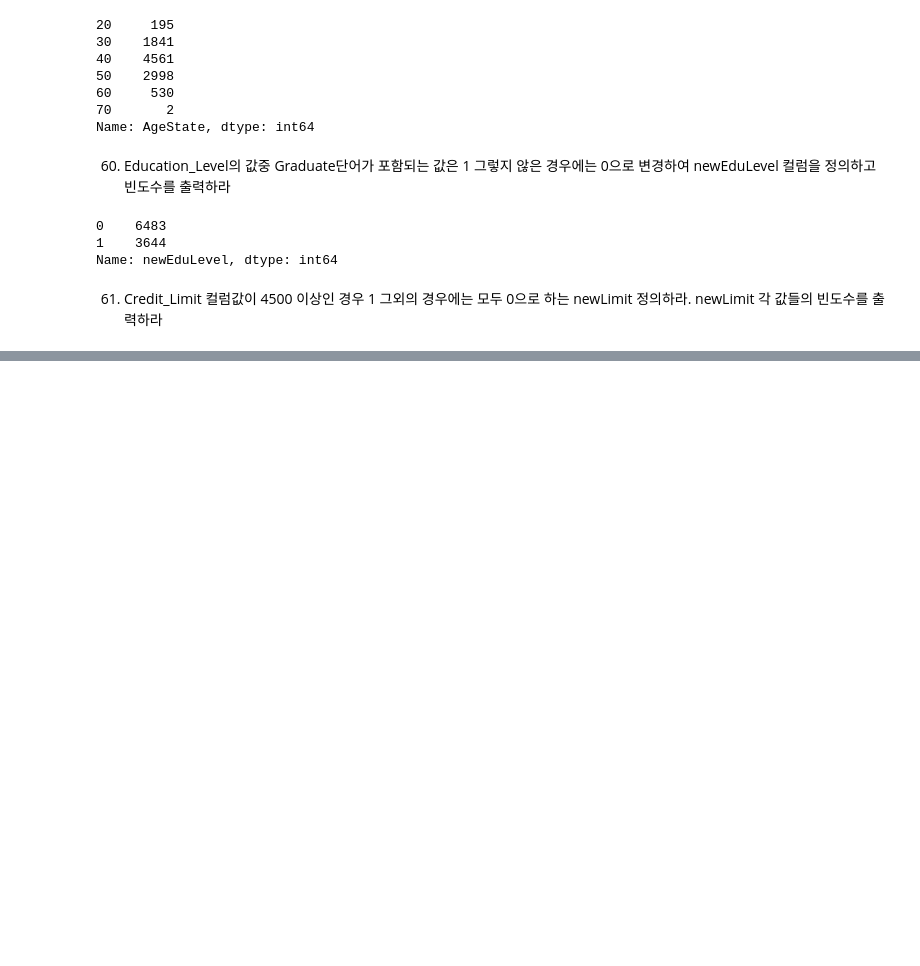
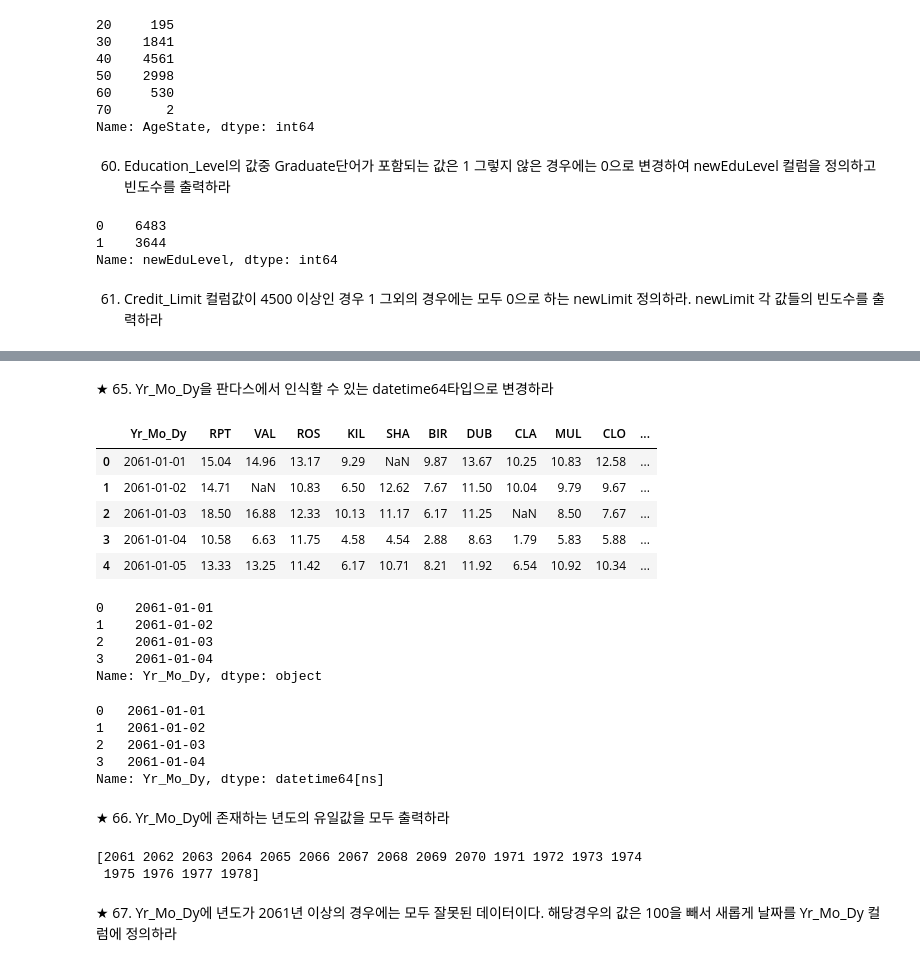
Before and after one commit to dajeong25/Study, a Jupyter notebook: python_big_data/1_2_pandas_ex.ipynb, the cells around one changed output, grey strips where cells are left out. Drawn from its saved outputs; the diff is of its cells as text; code cells hidden in the pictures; blank space fills up the shorter version.

Commit message:
빅분기 실기 pandas ~88번

```diff
--- a/python_big_data/1_2_pandas_ex.ipynb
+++ b/python_big_data/1_2_pandas_ex.ipynb
@@ -936,0 +968,4 @@ Name: newEduLevel, dtype: int64
+# %%
+import pandas as pd
+wind = pd.read_csv('https://raw.githubusercontent.com/Datamanim/pandas/main/timeTest.csv')
+wind.info()
@@ -936,0 +993,37 @@ Name: newEduLevel, dtype: int64
+# %% [markdown]
+★ 65. Yr_Mo_Dy을 판다스에서 인식할 수 있는 datetime64타입으로 변경하라
+# %%
+wind.head()
+# %% [output]
+|  | Yr_Mo_Dy | RPT | VAL | ROS | KIL | SHA | BIR | DUB | CLA | MUL | CLO | ... |
+| 0 | 2061-01-01 | 15.04 | 14.96 | 13.17 | 9.29 | NaN | 9.87 | 13.67 | 10.25 | 10.83 | 12.58 | ... |
+| 1 | 2061-01-02 | 14.71 | NaN | 10.83 | 6.50 | 12.62 | 7.67 | 11.50 | 10.04 | 9.79 | 9.67 | ... |
+| 2 | 2061-01-03 | 18.50 | 16.88 | 12.33 | 10.13 | 11.17 | 6.17 | 11.25 | NaN | 8.50 | 7.67 | ... |
+| 3 | 2061-01-04 | 10.58 | 6.63 | 11.75 | 4.58 | 4.54 | 2.88 | 8.63 | 1.79 | 5.83 | 5.88 | ... |
+| 4 | 2061-01-05 | 13.33 | 13.25 | 11.42 | 6.17 | 10.71 | 8.21 | 11.92 | 6.54 | 10.92 | 10.34 | ... |
+# %%
+wind.Yr_Mo_Dy.head(4)
+# %% [output]
+0    2061-01-01
+1    2061-01-02
+2    2061-01-03
+3    2061-01-04
+Name: Yr_Mo_Dy, dtype: object
+# %%
+wind.Yr_Mo_Dy = pd.to_datetime(wind.Yr_Mo_Dy)
+wind.Yr_Mo_Dy.head(4)
+# %% [output]
+0   2061-01-01
+1   2061-01-02
+2   2061-01-03
+3   2061-01-04
+Name: Yr_Mo_Dy, dtype: datetime64[ns]
+# %% [markdown]
+★ 66. Yr_Mo_Dy에 존재하는 년도의 유일값을 모두 출력하라
+# %%
+print(wind.Yr_Mo_Dy.dt.year.unique())
+# %% [output]
+[2061 2062 2063 2064 2065 2066 2067 2068 2069 2070 1971 1972 1973 1974
+ 1975 1976 1977 1978]
+# %% [markdown]
+★ 67. Yr_Mo_Dy에 년도가 2061년 이상의 경우에는 모두 잘못된 데이터이다. 해당경우의 값은 100을 빼서 새롭게 날짜를 Yr_Mo_Dy 컬럼에 정의하라
```
Also changed, not shown: parts of 69 cells of this notebook.
